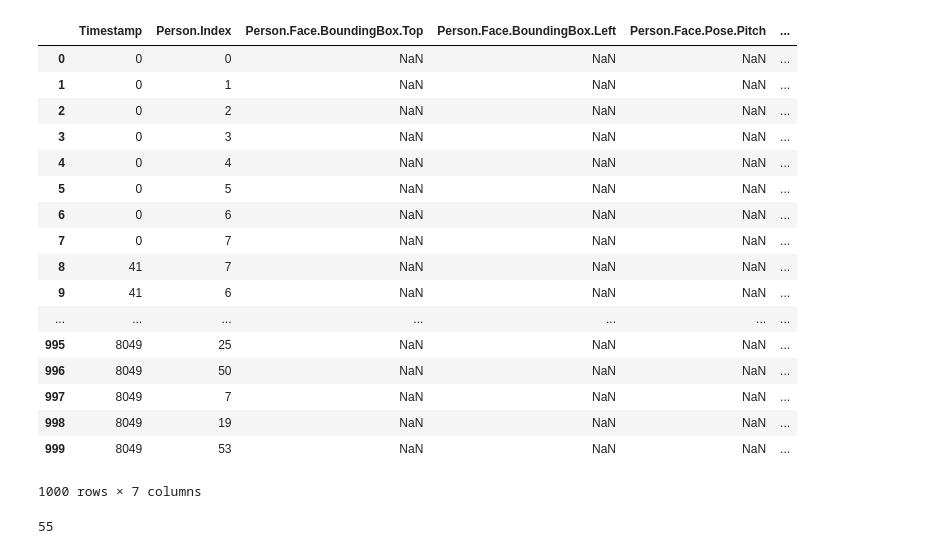
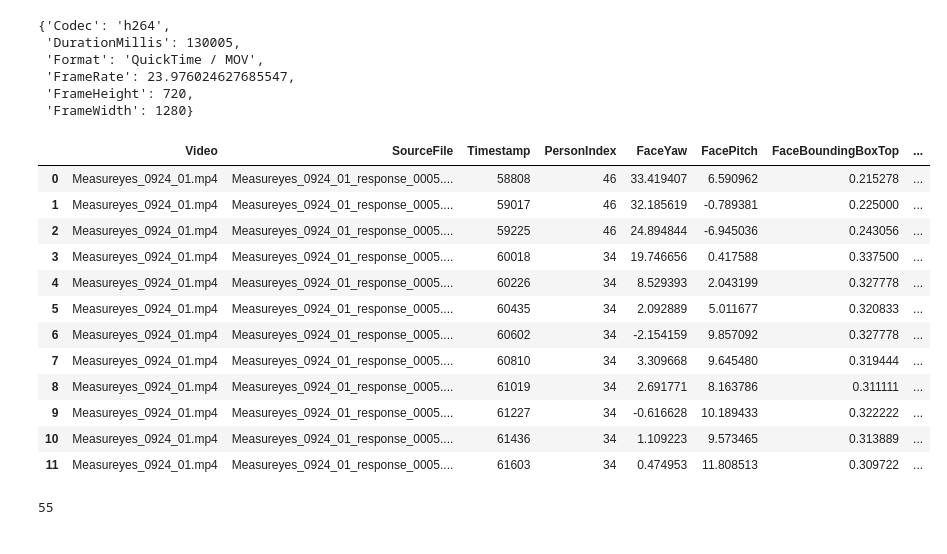
Before and after one commit to mnguyenngo/measureyes-1, a Jupyter notebook: src/rekognition_sandbox.ipynb, the cells around one changed output. Drawn from its saved outputs; the diff is of its cells as text; code cells hidden in the pictures.

Commit message:
added and renamed cols in read_rekognition_json_to_df function

```diff
--- a/src/rekognition_sandbox.ipynb
+++ b/src/rekognition_sandbox.ipynb
@@ -24,6 +24,7 @@ path_cal = "../data/pose_calibration.json"
 # %%
 # Raw Rekognition response data written to json
 path5 = "../data/Measureyes_SecurityCamFootage_Clip_01_FootTraffic_HT_results_001.json"
+path6 = "../data/Measureyes_0924_01_response/Measureyes_0924_01_response_0005.json"
 # %%
 def read_rekognition_json_to_df(path, filter_no_poses=True):
     """Convert AWS Rekognition output json into Pandas DataFrame.
@@ -66,21 +97,0 @@ df5 = read_rekognition_json_to_df(path5, filter_no_poses=False)
-# %%
-df5
-# %% [output]
-|  | Timestamp | Person.Index | Person.Face.BoundingBox.Top | Person.Face.BoundingBox.Left | Person.Face.Pose.Pitch | ... |
-| 0 | 0 | 0 | NaN | NaN | NaN | ... |
-| 1 | 0 | 1 | NaN | NaN | NaN | ... |
-| 2 | 0 | 2 | NaN | NaN | NaN | ... |
-| 3 | 0 | 3 | NaN | NaN | NaN | ... |
-| 4 | 0 | 4 | NaN | NaN | NaN | ... |
-| 5 | 0 | 5 | NaN | NaN | NaN | ... |
-| 6 | 0 | 6 | NaN | NaN | NaN | ... |
-| 7 | 0 | 7 | NaN | NaN | NaN | ... |
-| 8 | 41 | 7 | NaN | NaN | NaN | ... |
-| 9 | 41 | 6 | NaN | NaN | NaN | ... |
-| ... | ... | ... | ... | ... | ... | ... |
-| 995 | 8049 | 25 | NaN | NaN | NaN | ... |
-| 996 | 8049 | 50 | NaN | NaN | NaN | ... |
-| 997 | 8049 | 7 | NaN | NaN | NaN | ... |
-| 998 | 8049 | 19 | NaN | NaN | NaN | ... |
-| 999 | 8049 | 53 | NaN | NaN | NaN | ... |
-1000 rows × 7 columns
@@ -86,0 +101,9 @@ df5
+# %%
+d6['VideoMetadata']
+# %% [output]
+{'Codec': 'h264',
+ 'DurationMillis': 130005,
+ 'Format': 'QuickTime / MOV',
+ 'FrameRate': 23.976024627685547,
+ 'FrameHeight': 720,
+ 'FrameWidth': 1280}
@@ -87,3 +112,21 @@ df5
+# %%
+df6 = read_rekognition_json_to_df(path6, filter_no_poses=True)
+# %%
+df6.head(12)
+# %% [output]
+|  | Video | SourceFile | Timestamp | PersonIndex | FaceYaw | FacePitch | FaceBoundingBoxTop | ... |
+| 0 | Measureyes_0924_01.mp4 | Measureyes_0924_01_response_0005.... | 58808 | 46 | 33.419407 | 6.590962 | 0.215278 | ... |
+| 1 | Measureyes_0924_01.mp4 | Measureyes_0924_01_response_0005.... | 59017 | 46 | 32.185619 | -0.789381 | 0.225000 | ... |
+| 2 | Measureyes_0924_01.mp4 | Measureyes_0924_01_response_0005.... | 59225 | 46 | 24.894844 | -6.945036 | 0.243056 | ... |
+| 3 | Measureyes_0924_01.mp4 | Measureyes_0924_01_response_0005.... | 60018 | 34 | 19.746656 | 0.417588 | 0.337500 | ... |
+| 4 | Measureyes_0924_01.mp4 | Measureyes_0924_01_response_0005.... | 60226 | 34 | 8.529393 | 2.043199 | 0.327778 | ... |
+| 5 | Measureyes_0924_01.mp4 | Measureyes_0924_01_response_0005.... | 60435 | 34 | 2.092889 | 5.011677 | 0.320833 | ... |
+| 6 | Measureyes_0924_01.mp4 | Measureyes_0924_01_response_0005.... | 60602 | 34 | -2.154159 | 9.857092 | 0.327778 | ... |
+| 7 | Measureyes_0924_01.mp4 | Measureyes_0924_01_response_0005.... | 60810 | 34 | 3.309668 | 9.645480 | 0.319444 | ... |
+| 8 | Measureyes_0924_01.mp4 | Measureyes_0924_01_response_0005.... | 61019 | 34 | 2.691771 | 8.163786 | 0.311111 | ... |
+| 9 | Measureyes_0924_01.mp4 | Measureyes_0924_01_response_0005.... | 61227 | 34 | -0.616628 | 10.189433 | 0.322222 | ... |
+| 10 | Measureyes_0924_01.mp4 | Measureyes_0924_01_response_0005.... | 61436 | 34 | 1.109223 | 9.573465 | 0.313889 | ... |
+| 11 | Measureyes_0924_01.mp4 | Measureyes_0924_01_response_0005.... | 61603 | 34 | 0.474953 | 11.808513 | 0.309722 | ... |
 # %%
 df5["Person.Index"].unique()[-1] + 1
 # %% [output]
```
Also changed, not shown: parts of 5 cells of this notebook.
